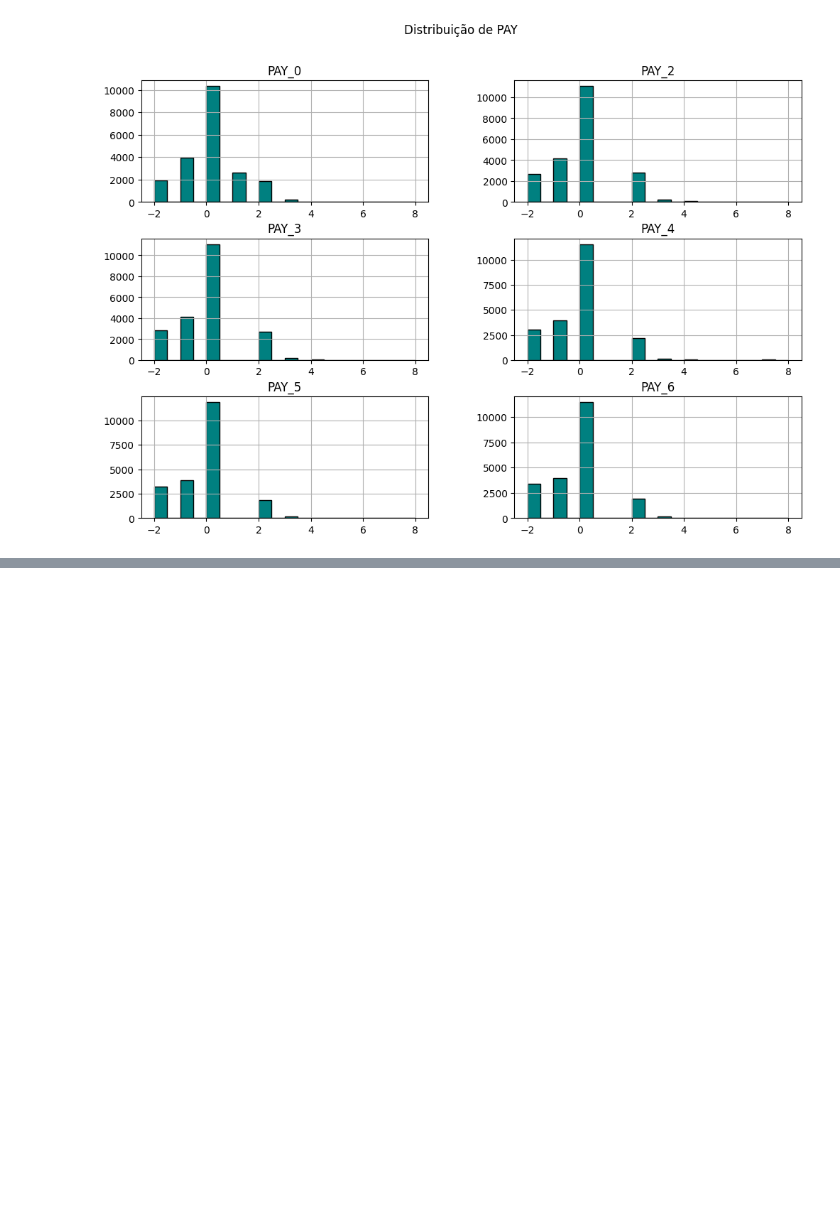
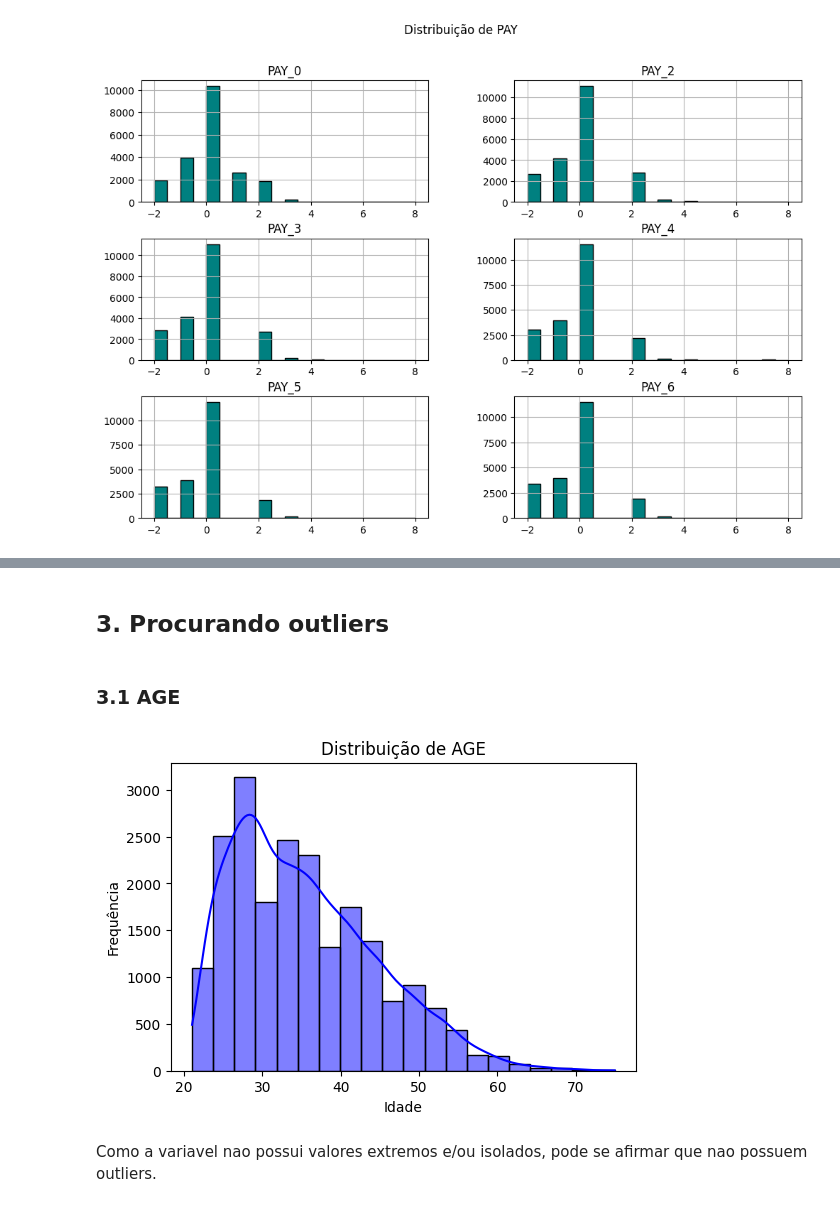
Before and after one commit to HammadN98/inadimplencia_em_cartoes_de_credito, a Jupyter notebook: inadimplecia_credito.ipynb, the cells around one changed output, grey strips where cells are left out. Cells and saved outputs as stored; diff of their text form; code cells hidden in the pictures; blank space fills up the shorter version.

Commit message:
Outliers de AGE

```diff
--- a/inadimplecia_credito.ipynb
+++ b/inadimplecia_credito.ipynb
@@ -164,0 +235,15 @@ plt.show()
+# %% [markdown]
+## 3. Procurando outliers
+# %% [markdown]
+### 3.1 AGE
+# %%
+plt.figure(figsize=(6, 4))
+sns.histplot(dados['AGE'], kde=True, bins=20, color='blue')
+plt.title('Distribuição de AGE')
+plt.xlabel('Idade')
+plt.ylabel('Frequência')
+plt.show()
+# %% [output]
+[figure, added]
+# %% [markdown]
+Como a variavel nao possui valores extremos e/ou isolados, pode se afirmar que nao possuem outliers.
```
Also changed, not shown: parts of 14 cells of this notebook.
